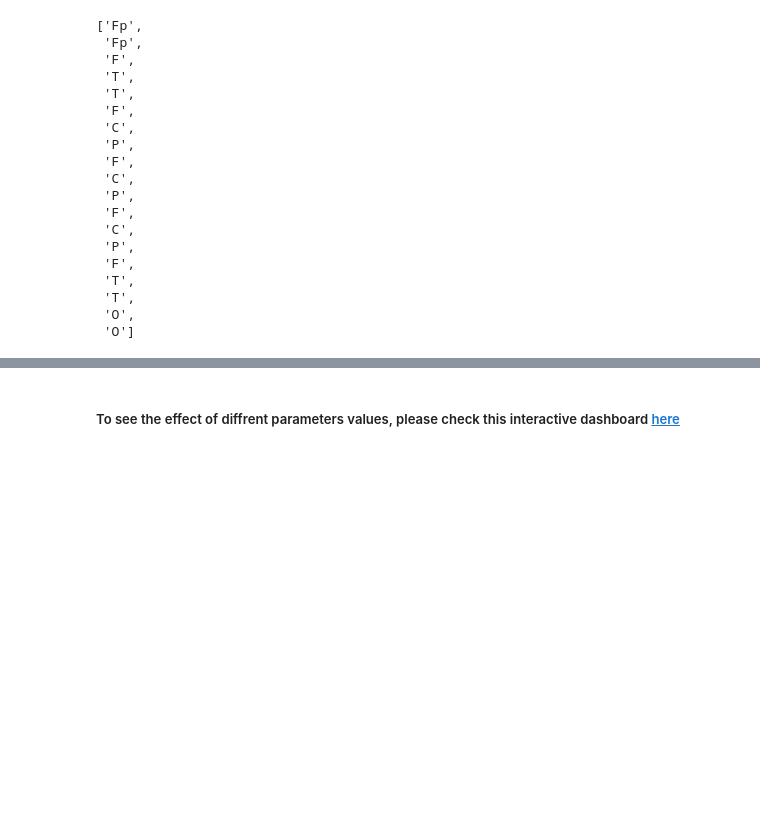
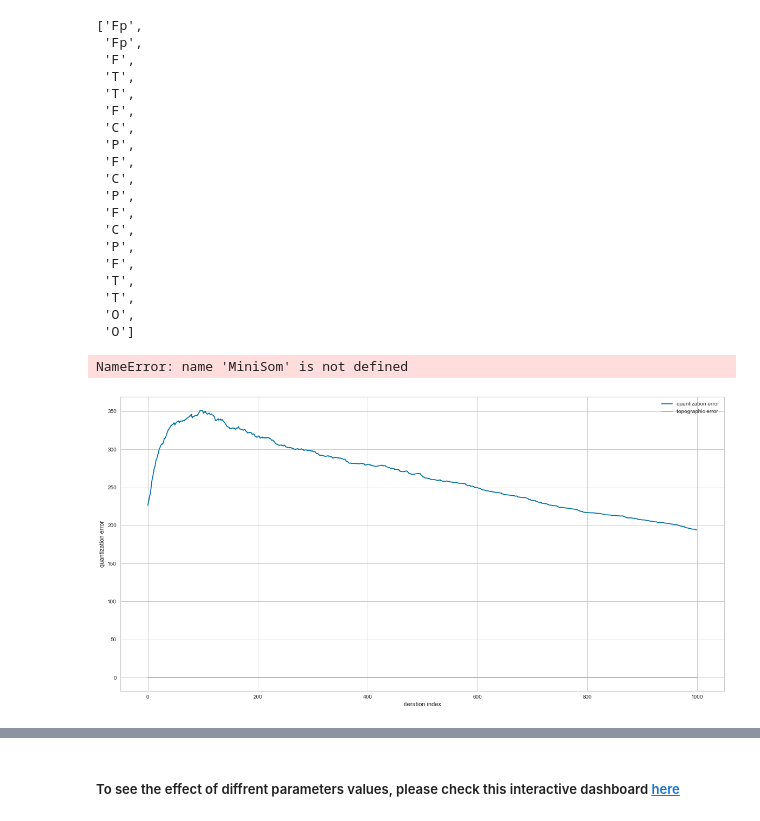
Before and after one commit to UBC-MDS/simpl_eeg_capstone, a Jupyter notebook: src/clustering/kmeans_MiniSom.ipynb, the cells around one changed output, grey strips where cells are left out. Drawn from its saved outputs; the diff is of its cells as text; code cells hidden in the pictures; blank space fills up the shorter version.

```diff
--- a/src/clustering/kmeans_MiniSom.ipynb
+++ b/src/clustering/kmeans_MiniSom.ipynb
@@ -222,5 +202,30 @@ lobes
  'O']
 # %%
 dft=dft.values
+# %%
+som = MiniSom(10, 10, dft.shape[1], sigma=1.5, learning_rate=.1, neighborhood_function='gaussian', random_seed=0)
+# som.pca_weights_init(data)
+# som.train(dft, 1000, verbose=True)
+# %% [output]
+NameError: name 'MiniSom' is not defined
+# %%
+max_iter = 1000
+q_error = []
+t_error = []
+
+for i in range(max_iter):
+    rand_i = np.random.randint(len(dft))
+    som.update(dft[rand_i], som.winner(dft[rand_i]), i, max_iter)
+    q_error.append(som.quantization_error(dft))
+    t_error.append(som.topographic_error(dft))
+
+plt.plot(np.arange(max_iter), q_error, label='quantization error')
+plt.plot(np.arange(max_iter), t_error, label='topographic error')
+plt.ylabel('quantization error')
+plt.xlabel('iteration index')
+plt.legend()
+plt.show()
+# %% [output]
+[figure, added]
 # %%
 som = MiniSom(9, 9, dft.shape[1], sigma=1.5, learning_rate=.5, neighborhood_function='gaussian', random_seed=0)
```
Also changed, not shown: parts of 33 cells of this notebook.
